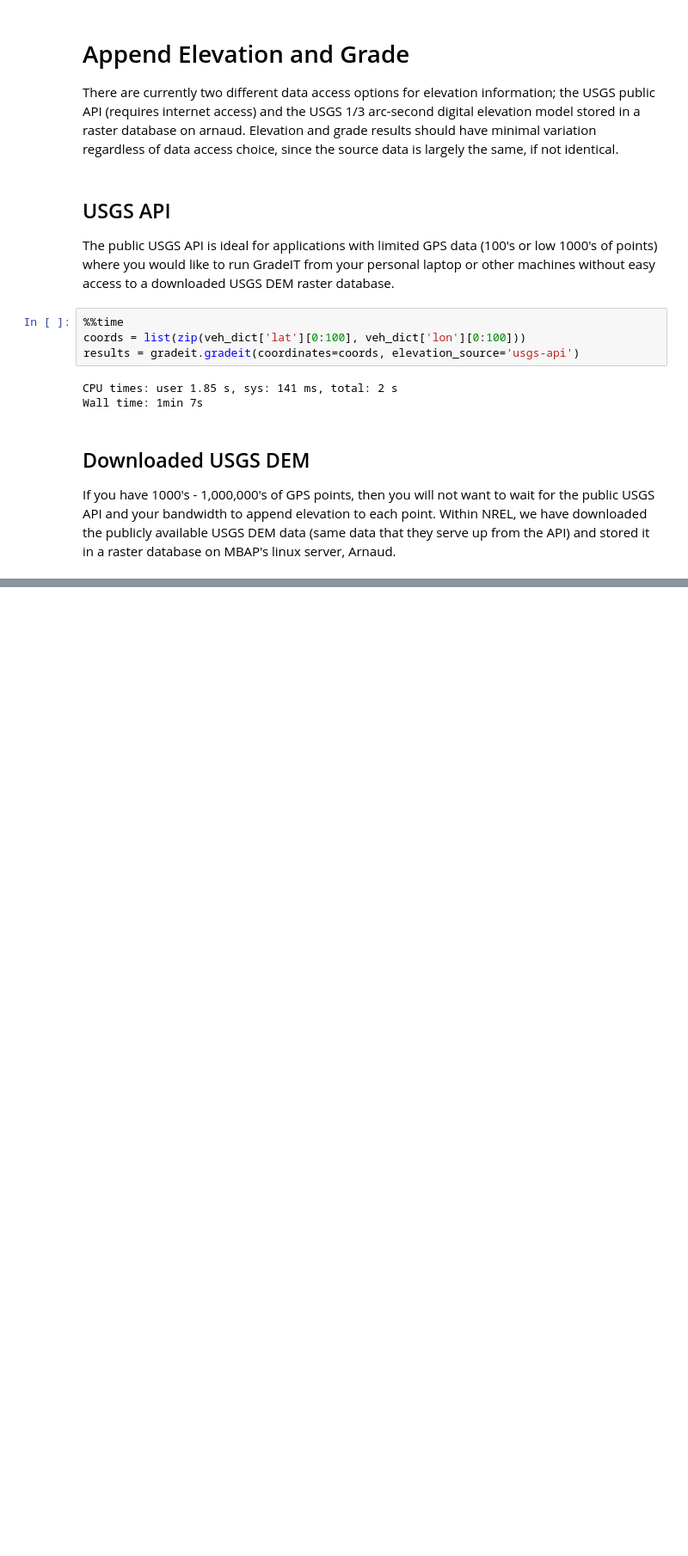
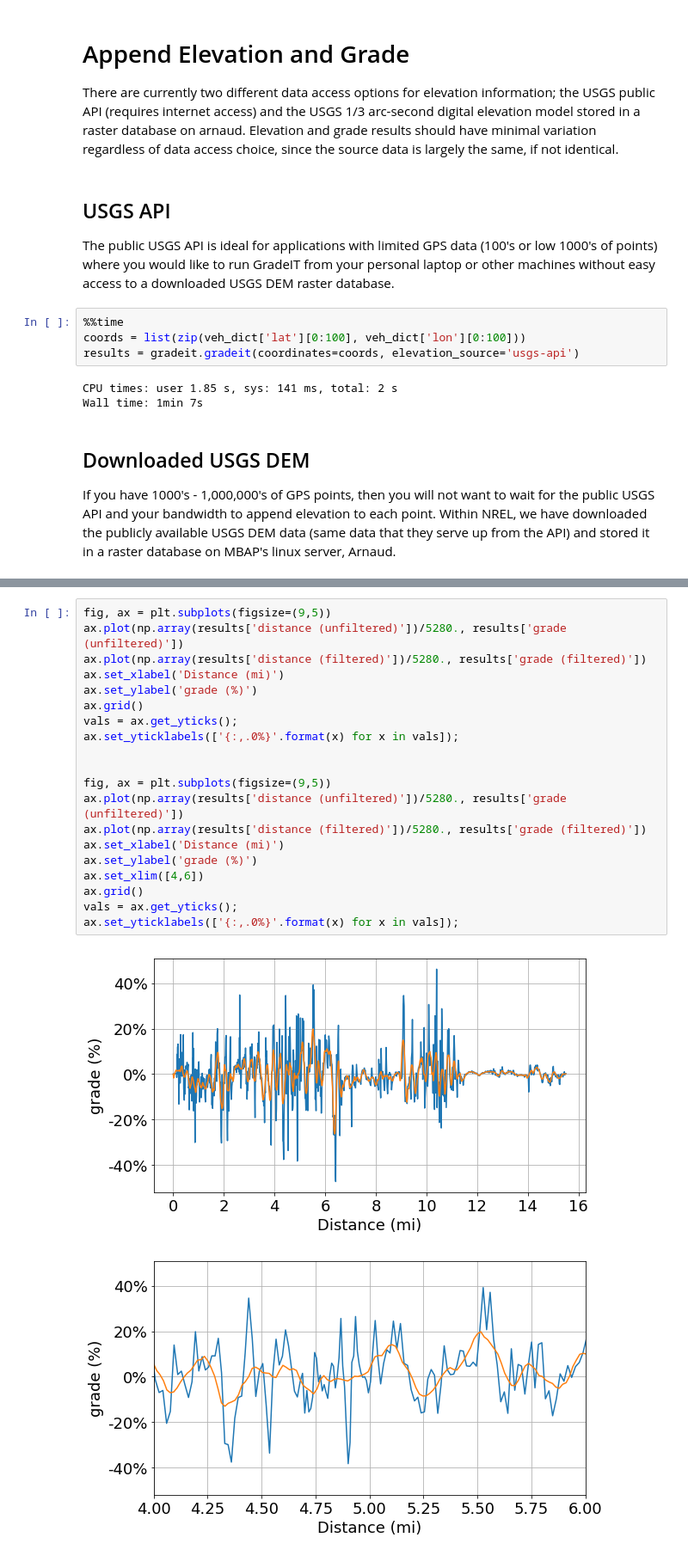
Before and after one commit to NREL/gradeit, a Jupyter notebook: demo/tech_targets_demo.ipynb, the cells around one changed output, grey strips where cells are left out. Shown: that part at 86% size. Saved outputs shown, nothing was run; the diff lists cells and outputs as text; blank space fills up the shorter version.

```diff
--- a/demo/tech_targets_demo.ipynb
+++ b/demo/tech_targets_demo.ipynb
@@ -73 +100,24 @@ If you have 1000's - 1,000,000's of GPS points, then you will not want to wait f
+# %%
+fig, ax = plt.subplots(figsize=(9,5))
+ax.plot(np.array(results['distance (unfiltered)'])/5280., results['grade (unfiltered)'])
+ax.plot(np.array(results['distance (filtered)'])/5280., results['grade (filtered)'])
+ax.set_xlabel('Distance (mi)')
+ax.set_ylabel('grade (%)')
+ax.grid()
+vals = ax.get_yticks();
+ax.set_yticklabels(['{:,.0%}'.format(x) for x in vals]);
+
+
+fig, ax = plt.subplots(figsize=(9,5))
+ax.plot(np.array(results['distance (unfiltered)'])/5280., results['grade (unfiltered)'])
+ax.plot(np.array(results['distance (filtered)'])/5280., results['grade (filtered)'])
+ax.set_xlabel('Distance (mi)')
+ax.set_ylabel('grade (%)')
+ax.set_xlim([4,6])
+ax.grid()
+vals = ax.get_yticks();
+ax.set_yticklabels(['{:,.0%}'.format(x) for x in vals]);
+# %% [output]
+[figure, added]
+[figure, added]
 # %%
```
Also changed, not shown: parts of 8 cells of this notebook, 2 other files.
